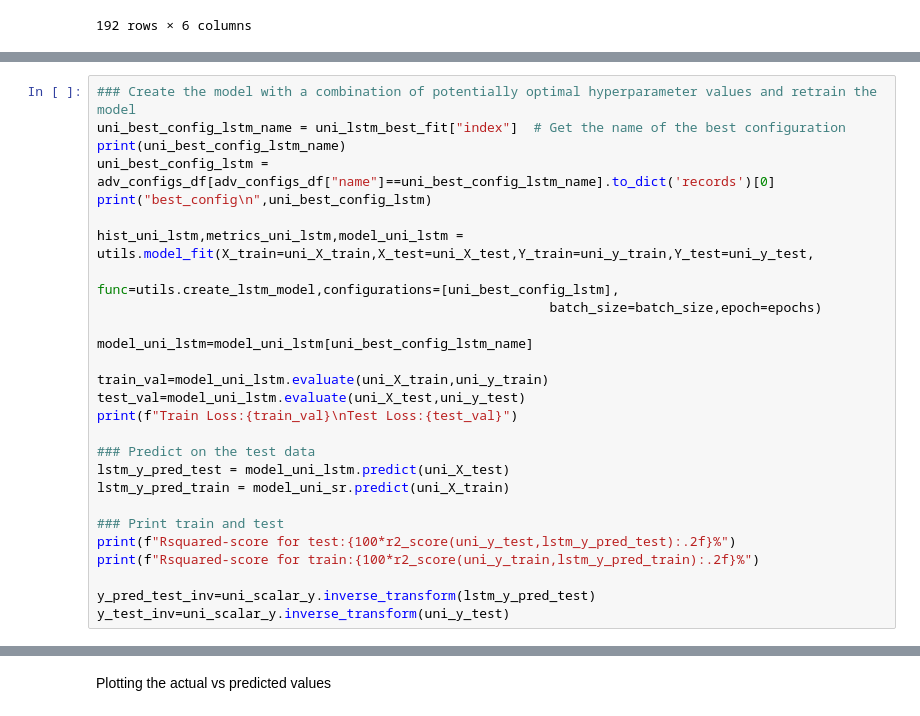
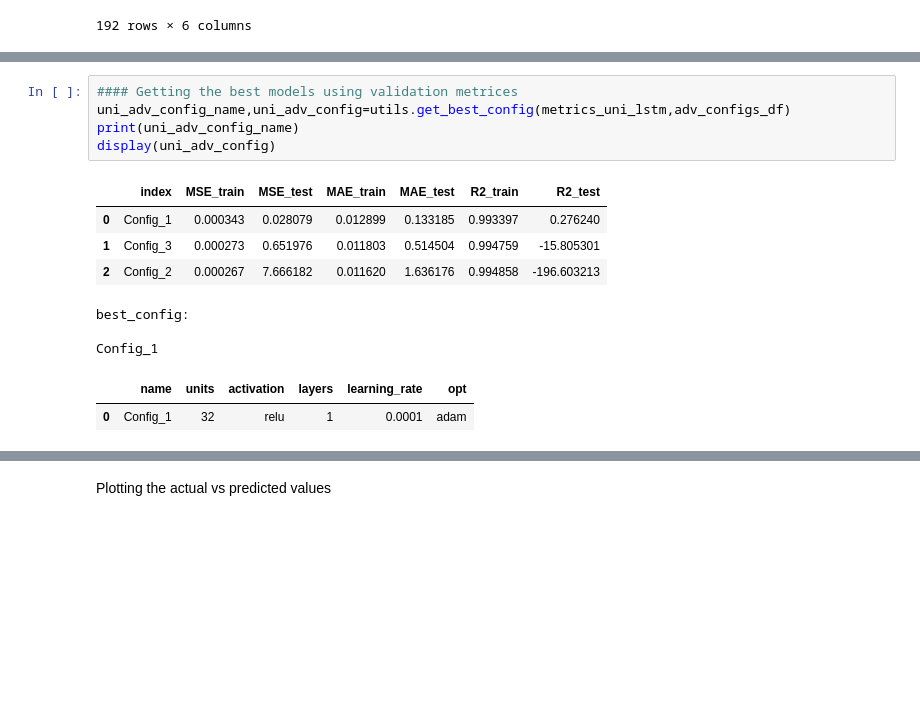
Before and after one commit to Abbhiraami/ML_AI_masters, a Jupyter notebook: RNN_Assignment/RNN_Assg_Stock_Price_Prediction_AbbhiraamiS.ipynb, the cells around one changed output, grey strips where cells are left out. Saved outputs shown, nothing was run; the diff lists cells and outputs as text; blank space fills up the shorter version.

```diff
--- a/RNN_Assignment/RNN_Assg_Stock_Price_Prediction_AbbhiraamiS.ipynb
+++ b/RNN_Assignment/RNN_Assg_Stock_Price_Prediction_AbbhiraamiS.ipynb
@@ -643,27 +592,0 @@ Run for optimal RNN Model and show final results.
-# %%
-### Create the model with a combination of potentially optimal hyperparameter values and retrain the model
-uni_best_config_lstm_name = uni_lstm_best_fit["index"]  # Get the name of the best configuration
-print(uni_best_config_lstm_name)
-uni_best_config_lstm = adv_configs_df[adv_configs_df["name"]==uni_best_config_lstm_name].to_dict('records')[0]
-print("best_config\n",uni_best_config_lstm)
-
-hist_uni_lstm,metrics_uni_lstm,model_uni_lstm = utils.model_fit(X_train=uni_X_train,X_test=uni_X_test,Y_train=uni_y_train,Y_test=uni_y_test,
-                                                          func=utils.create_lstm_model,configurations=[uni_best_config_lstm],
-                                                          batch_size=batch_size,epoch=epochs)
-
-model_uni_lstm=model_uni_lstm[uni_best_config_lstm_name]
-
-train_val=model_uni_lstm.evaluate(uni_X_train,uni_y_train)
-test_val=model_uni_lstm.evaluate(uni_X_test,uni_y_test)
-print(f"Train Loss:{train_val}\nTest Loss:{test_val}")
-
-### Predict on the test data
-lstm_y_pred_test = model_uni_lstm.predict(uni_X_test)
-lstm_y_pred_train = model_uni_sr.predict(uni_X_train)
-
-### Print train and test
-print(f"Rsquared-score for test:{100*r2_score(uni_y_test,lstm_y_pred_test):.2f}%")
-print(f"Rsquared-score for train:{100*r2_score(uni_y_train,lstm_y_pred_train):.2f}%")
-
-y_pred_test_inv=uni_scalar_y.inverse_transform(lstm_y_pred_test)
-y_test_inv=uni_scalar_y.inverse_transform(uni_y_test)
@@ -681,0 +593,15 @@ Rsquared-score for train:99.74%
+# %%
+#### Getting the best models using validation metrices
+uni_adv_config_name,uni_adv_config=utils.get_best_config(metrics_uni_lstm,adv_configs_df)
+print(uni_adv_config_name)
+display(uni_adv_config)
+# %% [output]
+|  | index | MSE_train | MSE_test | MAE_train | MAE_test | R2_train | R2_test |
+| 0 | Config_1 | 0.000343 | 0.028079 | 0.012899 | 0.133185 | 0.993397 | 0.276240 |
+| 1 | Config_3 | 0.000273 | 0.651976 | 0.011803 | 0.514504 | 0.994759 | -15.805301 |
+| 2 | Config_2 | 0.000267 | 7.666182 | 0.011620 | 1.636176 | 0.994858 | -196.603213 |
+best_config:
+
+Config_1
+|  | name | units | activation | layers | learning_rate | opt |
+| 0 | Config_1 | 32 | relu | 1 | 0.0001 | adam |
```
Also changed, not shown: parts of 38 cells of this notebook.
